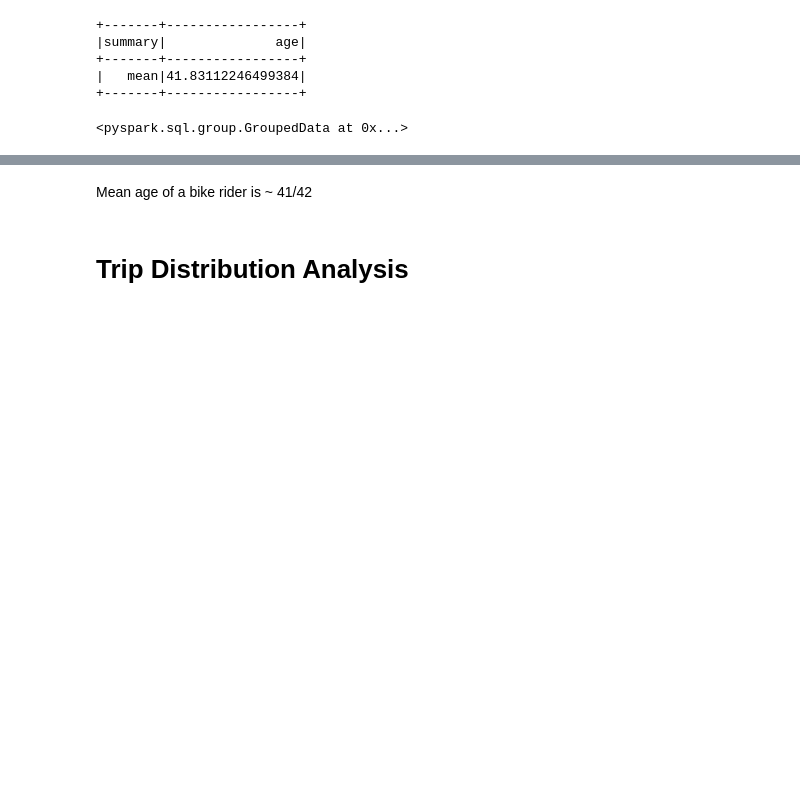
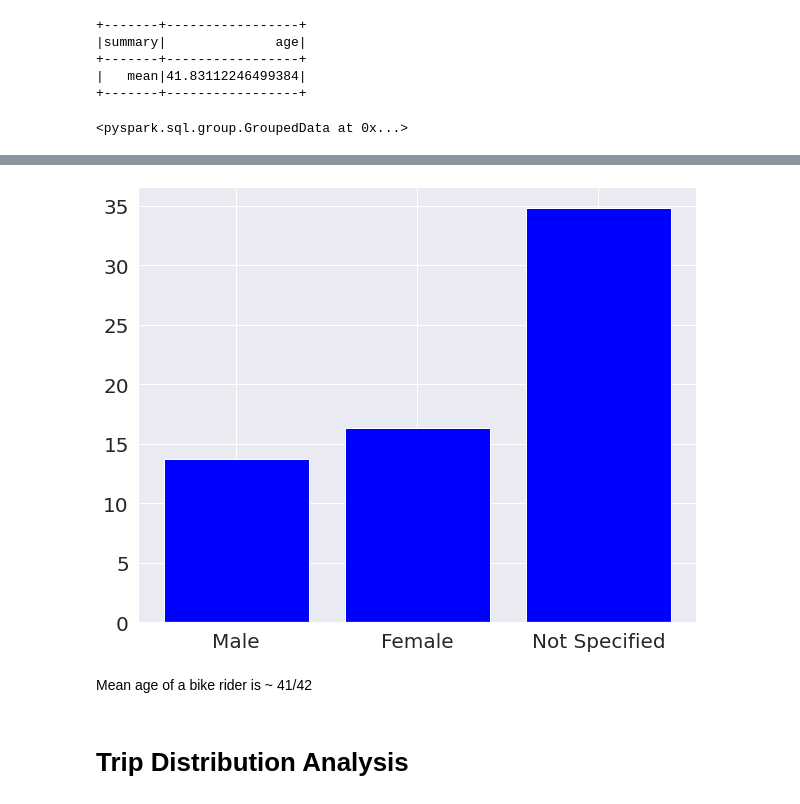
Before and after one commit to ruchikaakanar/502Project, a Jupyter notebook: 502CodeRuchi.ipynb, the cells around one changed output, grey strips where cells are left out. Saved outputs shown, nothing was run; the diff lists cells and outputs as text; code cells hidden in the pictures; blank space fills up the shorter version.

```diff
--- a/502CodeRuchi.ipynb
+++ b/502CodeRuchi.ipynb
@@ -173,12 +183,14 @@ fig.savefig("Gender and Age.png", bbox_inches='tight')
 # %%
 fig = plt.figure(figsize=(10, 8))
 index = ['Male', 'Female', 'Not Specified']
-counts = [90830536,6293948]
+counts = [13.716,16.334,34.813]
 plt.bar(index,counts, color = 'blue')
 plt.yticks(size = 20)
 plt.xticks(index, size = 20)
 plt.show()
-fig.savefig("Gender and Minutes.png", bbox_inches='tight')
+fig.savefig("GenderandMinutes.png", bbox_inches='tight')
+# %% [output]
+[figure, added]
 # %% [markdown]
 Mean age of a bike rider is ~ 41/42
 # %% [markdown]
```
Also changed, not shown: parts of 12 cells of this notebook.
